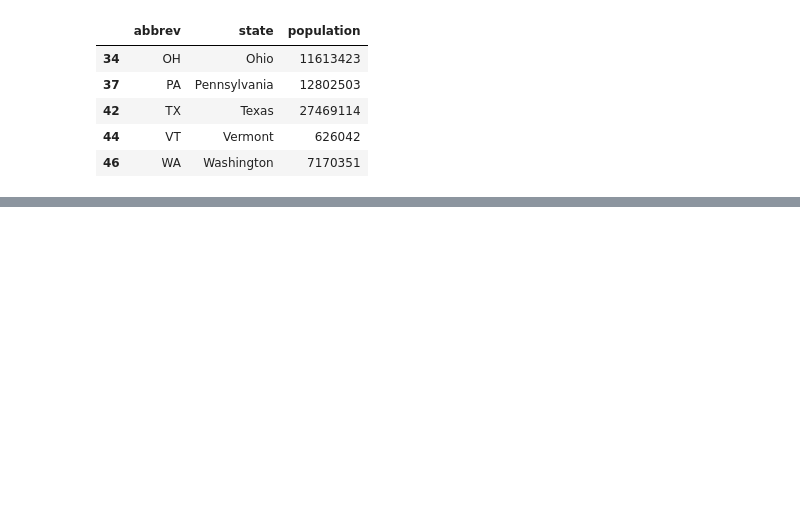
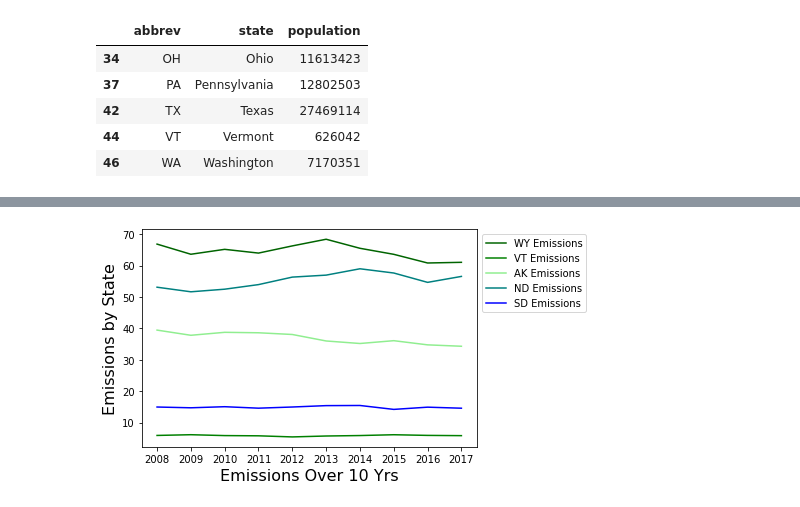
Before and after one commit to Asia-Hewett/solar_v_emissions_project, a Jupyter notebook: statepop_vs_airqual.ipynb, the cells around one changed output, grey strips where cells are left out. Cells and saved outputs as stored; diff of their text form; code cells hidden in the pictures; blank space fills up the shorter version.

```diff
--- a/statepop_vs_airqual.ipynb
+++ b/statepop_vs_airqual.ipynb
@@ -175,0 +178,28 @@ plt.show()
+# %%
+smallest_five = clean_df.nsmallest(5, 'population')
+smallest_df = pd.merge(smallest_five, emissions, on='abbrev', how='outer')
+smallest_five_emissions = smallest_df.set_index('abbrev')
+smallest_five_emissions.dropna(axis="rows", how="any", inplace=True)
+sm_st_emissions = smallest_five_emissions.drop(['state', 'population'], axis=1)
+
+
+wy_st_emissions = sm_st_emissions.loc['WY']
+vt_st_emissions = sm_st_emissions.loc['VT']
+ak_st_emissions = sm_st_emissions.loc['AK']
+nd_st_emissions = sm_st_emissions.loc['ND']
+sd_emissions = sm_st_emissions.loc['SD']
+
+line6, = plt.plot(years, wy_st_emissions, color="darkgreen", label="WY Emissions" )
+line7, = plt.plot(years, vt_st_emissions, color="green",label='VT Emissions')
+line8, = plt.plot(years, ak_st_emissions, color="lightgreen",label='AK Emissions')
+line9, = plt.plot(years, nd_st_emissions, color="teal",label='ND Emissions')
+line10, = plt.plot(years, sd_emissions, color="blue",label='SD Emissions')
+
+plt.xlabel('Emissions Over 10 Yrs', fontsize=16)
+plt.ylabel('Emissions by State', fontsize=16)
+
+plt.legend(bbox_to_anchor=(1, 1))
+
+plt.show()
+# %% [output]
+[figure, added]
```
Also changed, not shown: parts of 3 cells of this notebook, 2 other files.
